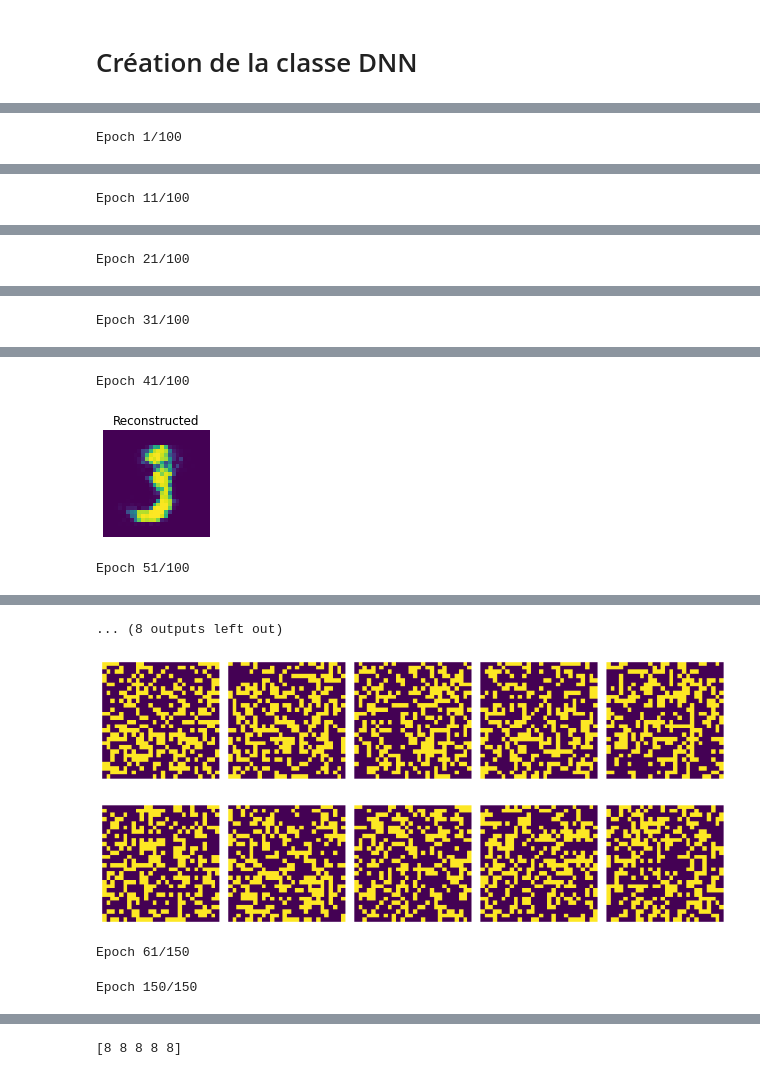
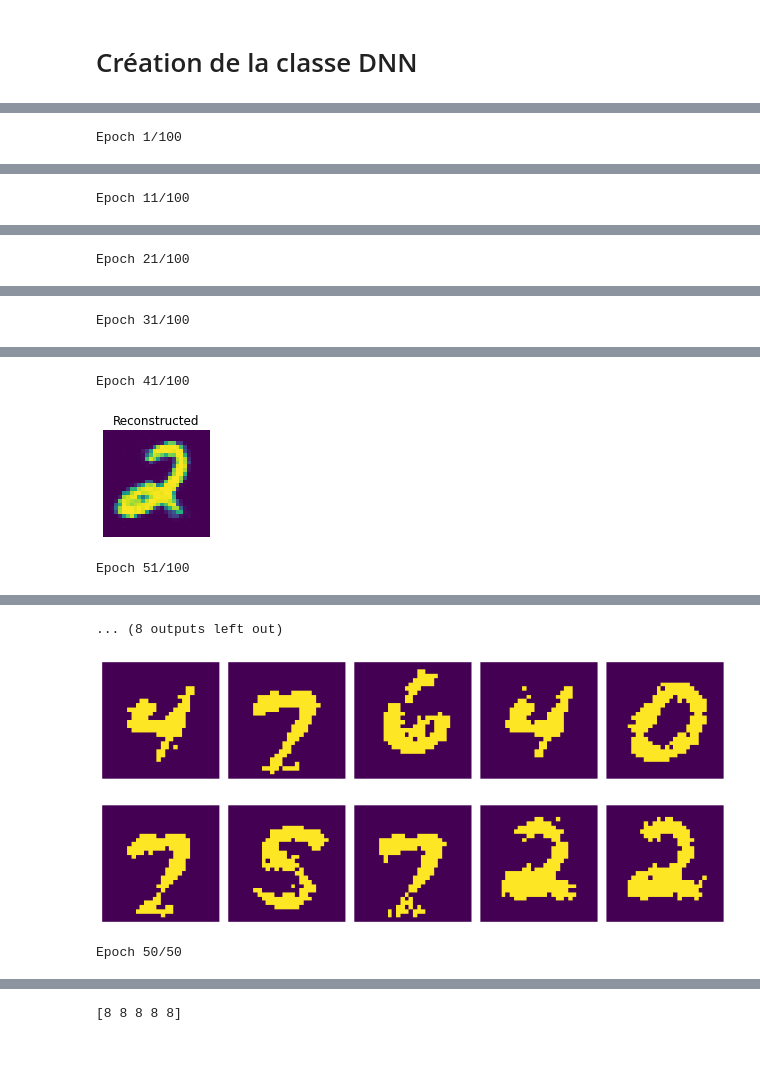
Before and after one commit to wdavys/DNN-dl2, a Jupyter notebook: TP_DNN.ipynb, the cells around one changed output, grey strips where cells are left out. Saved outputs shown, nothing was run; the diff lists cells and outputs as text; code cells hidden in the pictures.

```diff
--- a/TP_DNN.ipynb
+++ b/TP_DNN.ipynb
@@ -629,7 +629,7 @@ X_train_dnn, y_train_dnn, X_test_dnn, y_test_dnn = select_digits_toclassify(rang
 # %%
 _, p = X_train_dnn.shape
 
-dbn1 = DBN([p, 160, 640, 280])
-err_history1 = dbn1.pretrain(X_train_dnn[:279], nb_epoch=100, epoch_per_plot=10, batch_size=13, lr=1e-1, height=28, width=28)
+dbn1 = DBN([p, 500, 200, 50])
+err_history1 = dbn1.pretrain(X_train_dnn[:500], nb_epoch=100, epoch_per_plot=10, batch_size=13, lr=1e-1, height=28, width=28)
 # %% [output]
 Epoch 1/100
@@ -643,3 +643,3 @@ Epoch 31/100
 Epoch 41/100
-[figure, old version]
+[figure, new version]
 Epoch 51/100
@@ -648,11 +648,10 @@ Epoch 51/100
 # %%
 dbn1.generate(nb_iter=100, height=28, width=28, thresh=0.1)
 # %% [output]
-[figure, old version]
+[figure, new version]
 # %%
-dnn1 = DNN(n_classes, dim_layers=[p, 160, 640, 280])
-logloss1 = dnn1.train(X_train_dnn, y_train_dnn, nb_epoch=150)
+dnn1 = DNN(n_classes, dim_layers=[p, 500, 200, 50])
+logloss1 = dnn1.train(X_train_dnn, y_train_dnn, nb_epoch=100)
 # %% [output]
-Epoch 61/150
+Epoch 50/50
-Epoch 150/150
 # %%
```
Also changed, not shown: parts of 23 cells of this notebook.
